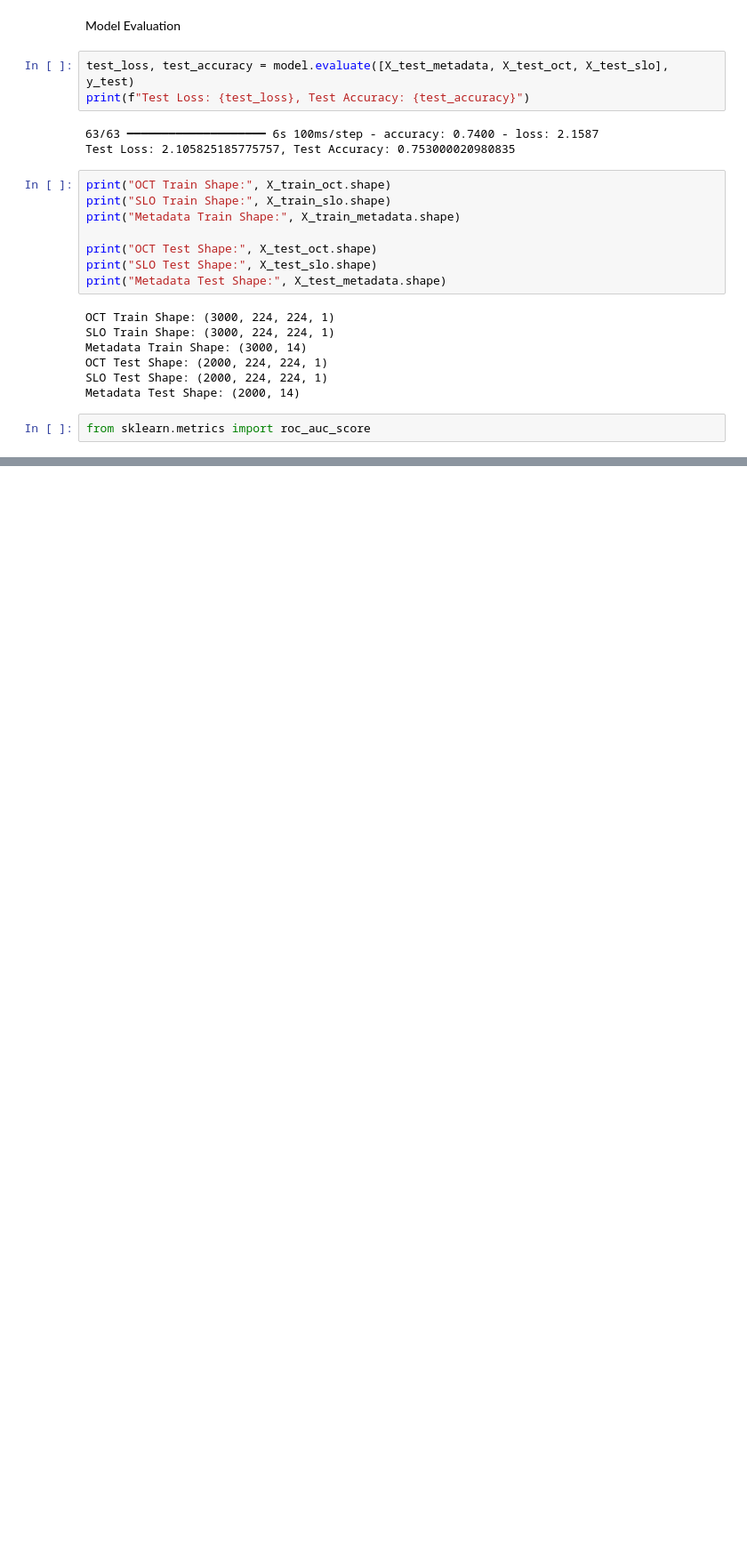
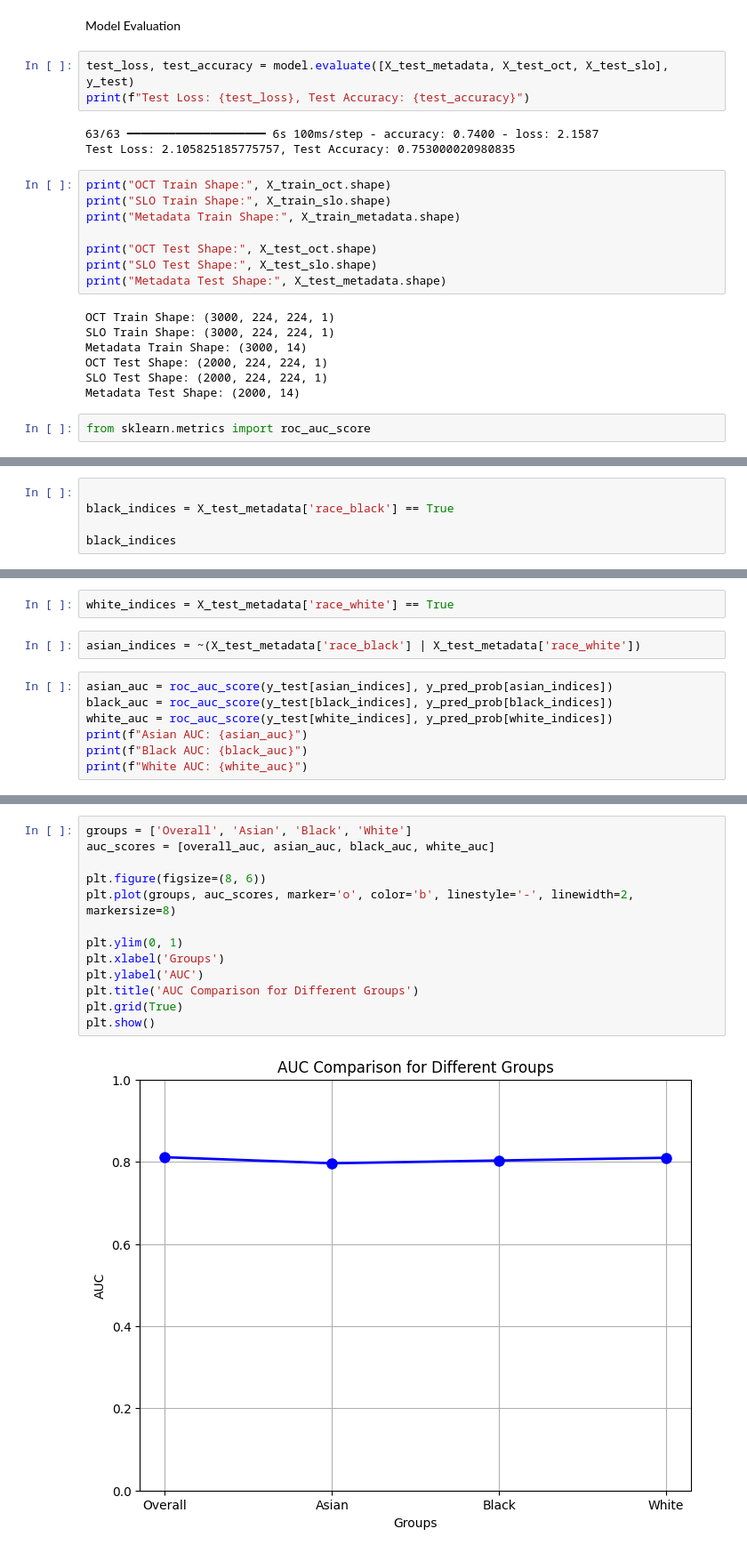
Before and after one commit to rakshyaaa/GlaucomaDetection, a Jupyter notebook: glaucoma_detection.ipynb, the cells around one changed output, grey strips where cells are left out. Shown at 89% size. Saved outputs shown, nothing was run; the diff lists cells and outputs as text; blank space fills up the shorter version.

```diff
--- a/glaucoma_detection.ipynb
+++ b/glaucoma_detection.ipynb
@@ -306,0 +343,5 @@ ValueError: Input 0 of layer "functional" is incompatible with the layer: expect
+# %%
+
+black_indices = X_test_metadata['race_black'] == True
+
+black_indices
@@ -306,0 +361,11 @@ ValueError: Input 0 of layer "functional" is incompatible with the layer: expect
+# %%
+white_indices = X_test_metadata['race_white'] == True
+# %%
+asian_indices = ~(X_test_metadata['race_black'] | X_test_metadata['race_white'])
+# %%
+asian_auc = roc_auc_score(y_test[asian_indices], y_pred_prob[asian_indices])
+black_auc = roc_auc_score(y_test[black_indices], y_pred_prob[black_indices])
+white_auc = roc_auc_score(y_test[white_indices], y_pred_prob[white_indices])
+print(f"Asian AUC: {asian_auc}")
+print(f"Black AUC: {black_auc}")
+print(f"White AUC: {white_auc}")
@@ -306,0 +380,15 @@ ValueError: Input 0 of layer "functional" is incompatible with the layer: expect
+# %%
+groups = ['Overall', 'Asian', 'Black', 'White']
+auc_scores = [overall_auc, asian_auc, black_auc, white_auc]
+
+plt.figure(figsize=(8, 6))
+plt.plot(groups, auc_scores, marker='o', color='b', linestyle='-', linewidth=2, markersize=8)
+
+plt.ylim(0, 1)
+plt.xlabel('Groups')
+plt.ylabel('AUC')
+plt.title('AUC Comparison for Different Groups')
+plt.grid(True)
+plt.show()
+# %% [output]
+[figure, added]
```
Also changed, not shown: parts of 9 cells of this notebook.
